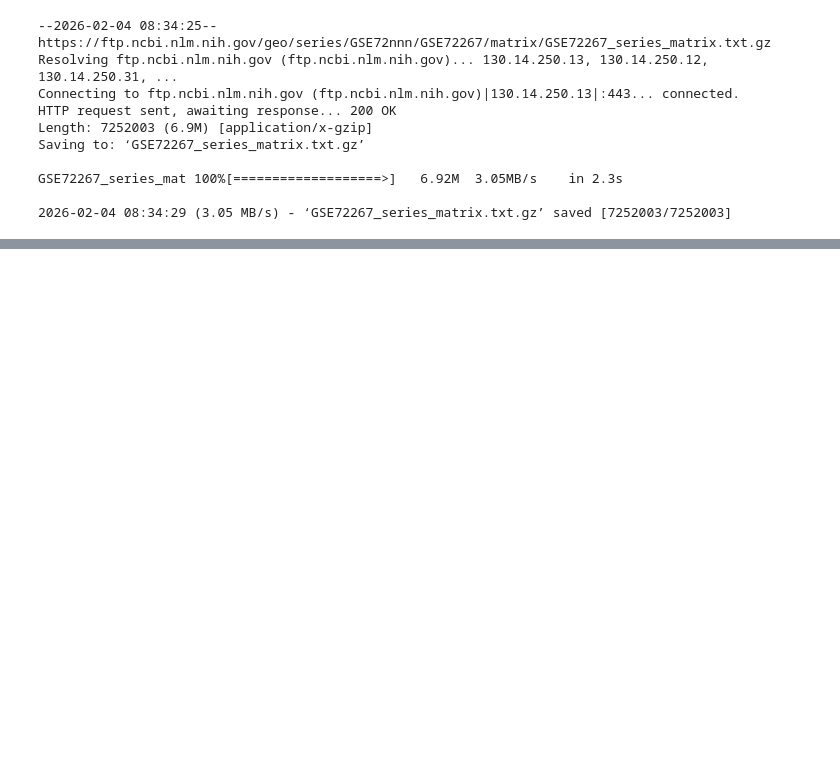
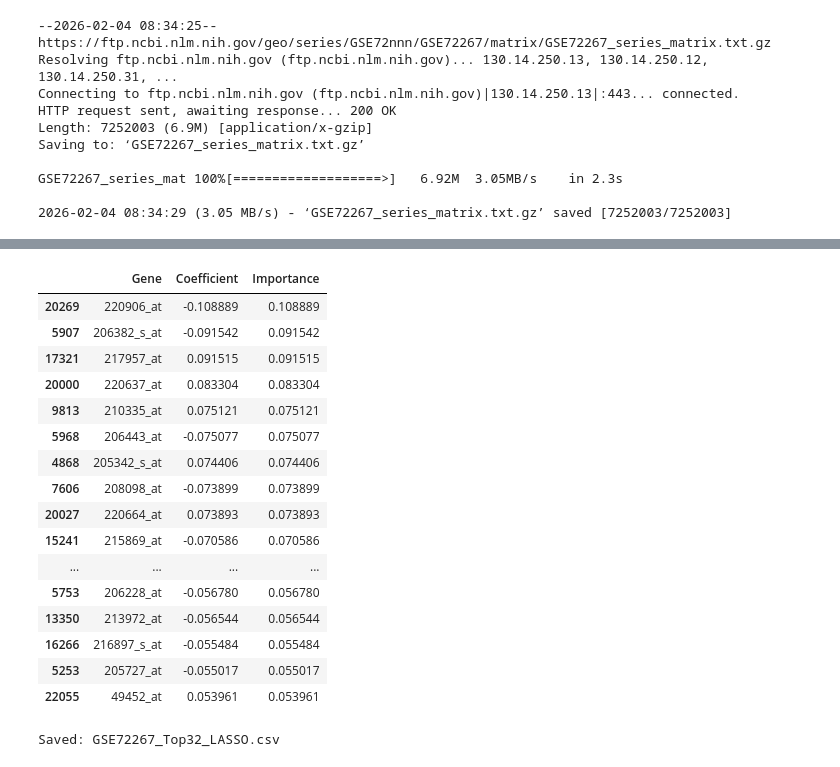
Before and after one commit to sreyadattagupta/Reasearch_Genomic, a Jupyter notebook: eshmita.ipynb, the cells around one changed output, grey strips where cells are left out. Saved outputs shown, nothing was run; the diff lists cells and outputs as text; code cells hidden in the pictures; blank space fills up the shorter version.

```diff
--- a/eshmita.ipynb
+++ b/eshmita.ipynb
@@ -51,0 +50,8 @@ y = np.random.randint(0, 2, size=X_scaled.shape[0])
+# %%
+y = np.zeros(X.shape[0])
+y[: X.shape[0] // 2] = 1
+# %%
+X = X.apply(pd.to_numeric, errors="coerce")
+X = X.fillna(0)
+
+print(X.dtypes.unique())
@@ -55,13 +63,13 @@ from sklearn.preprocessing import StandardScaler
 scaler = StandardScaler()
 X_scaled = scaler.fit_transform(X)
 # %%
-from sklearn.linear_model import LassoCV
+from sklearn.linear_model import LogisticRegression
 
-lasso = LassoCV(
-    cv=5,
+lasso = LogisticRegression(
+    penalty="l1",
+    solver="saga",
     max_iter=5000,
-    n_jobs=-1,
-    random_state=42
+    C=1.0
 )
 
 lasso.fit(X_scaled, y)
@@ -104,0 +78,41 @@ top32
+# %%
+coef = lasso.coef_[0]
+importance = np.abs(coef)
+genes = X.columns.to_numpy()
+
+lasso_df = pd.DataFrame({
+    "Gene": genes,
+    "Coefficient": coef,
+    "Importance": importance
+})
+# %%
+top_32 = (
+    lasso_df[lasso_df["Importance"] > 0]
+    .sort_values(by="Importance", ascending=False)
+    .head(32)
+)
+
+top_32
+# %% [output]
+|  | Gene | Coefficient | Importance |
+| 20269 | 220906_at | -0.108889 | 0.108889 |
+| 5907 | 206382_s_at | -0.091542 | 0.091542 |
+| 17321 | 217957_at | 0.091515 | 0.091515 |
+| 20000 | 220637_at | 0.083304 | 0.083304 |
+| 9813 | 210335_at | 0.075121 | 0.075121 |
+| 5968 | 206443_at | -0.075077 | 0.075077 |
+| 4868 | 205342_s_at | 0.074406 | 0.074406 |
+| 7606 | 208098_at | -0.073899 | 0.073899 |
+| 20027 | 220664_at | 0.073893 | 0.073893 |
+| 15241 | 215869_at | -0.070586 | 0.070586 |
+| ... | ... | ... | ... |
+| 5753 | 206228_at | -0.056780 | 0.056780 |
+| 13350 | 213972_at | -0.056544 | 0.056544 |
+| 16266 | 216897_s_at | -0.055484 | 0.055484 |
+| 5253 | 205727_at | -0.055017 | 0.055017 |
+| 22055 | 49452_at | 0.053961 | 0.053961 |
+# %%
+top_32.to_csv("GSE72267_Top32_LASSO.csv", index=False)
+print("Saved: GSE72267_Top32_LASSO.csv")
+# %% [output]
+Saved: GSE72267_Top32_LASSO.csv
```
Also changed, not shown: parts of 27 cells of this notebook, 13 other files.
